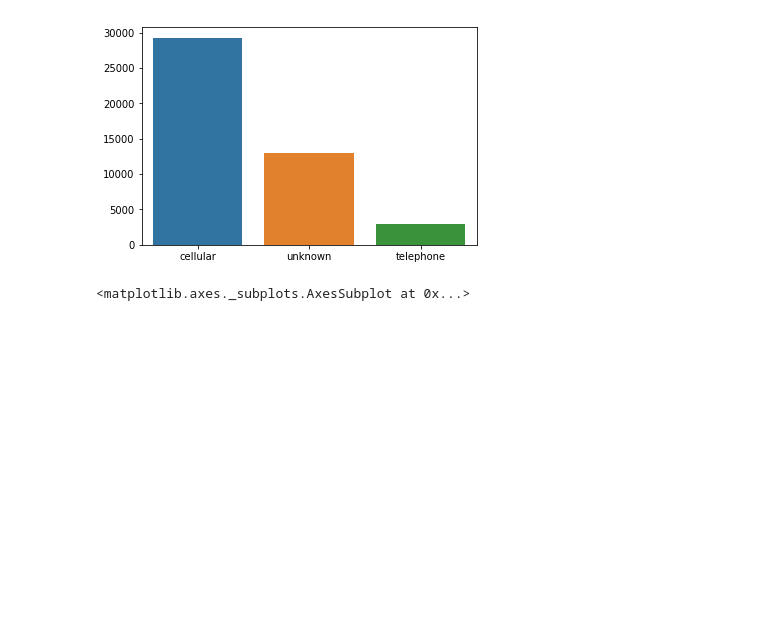
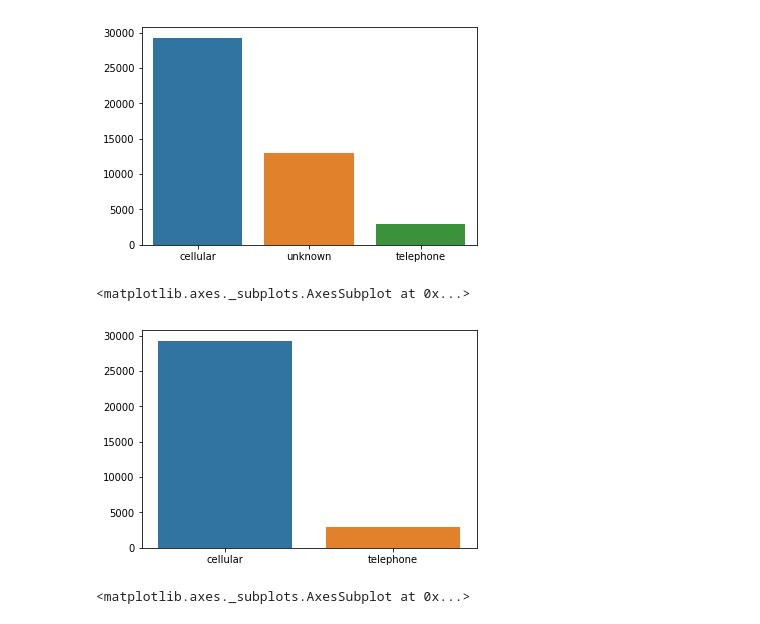
Before and after one commit to rsjain1978/ensemble-ml-systems, a Jupyter notebook: direct-marketing-compaign-bank/compaign.ipynb, the cells around one changed output. Drawn from its saved outputs; the diff is of its cells as text; code cells hidden in the pictures; blank space fills up the shorter version.

```diff
--- a/direct-marketing-compaign-bank/compaign.ipynb
+++ b/direct-marketing-compaign-bank/compaign.ipynb
@@ -184,6 +198,15 @@ sns.barplot(job_type_counts.index, job_type_counts.values)
 # %% [output]
 <matplotlib.axes._subplots.AxesSubplot at 0x...>
 [figure]
+# %%
+data['contact'].replace("unknown",np.nan, inplace=True)
+data['contact'].dropna(inplace=True)
+
+job_type_counts = data['contact'].value_counts()
+sns.barplot(job_type_counts.index, job_type_counts.values)
+# %% [output]
+<matplotlib.axes._subplots.AxesSubplot at 0x...>
+[figure, added]
 # %%
 job_type_counts = data['month'].value_counts()
 sns.barplot(job_type_counts.index, job_type_counts.values)
```
Also changed, not shown: parts of 5 cells of this notebook.
